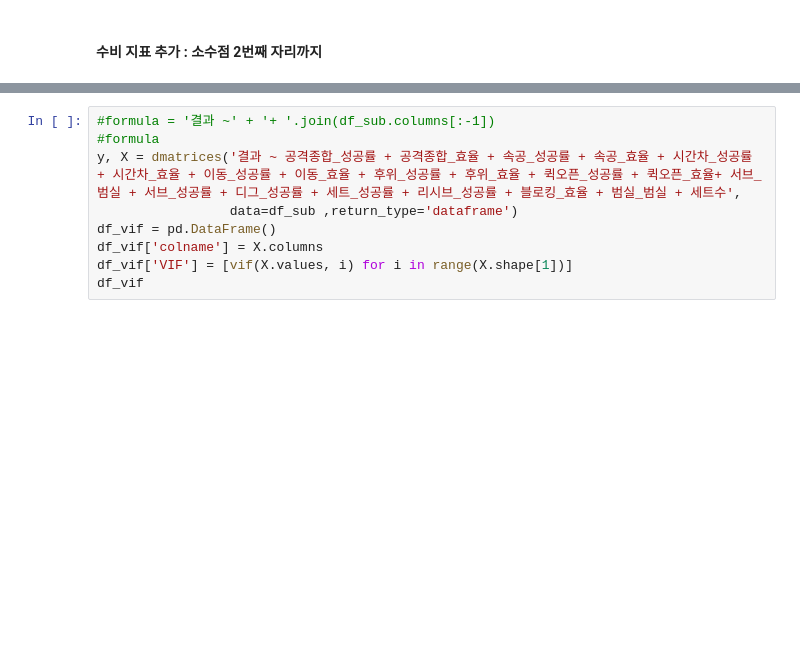
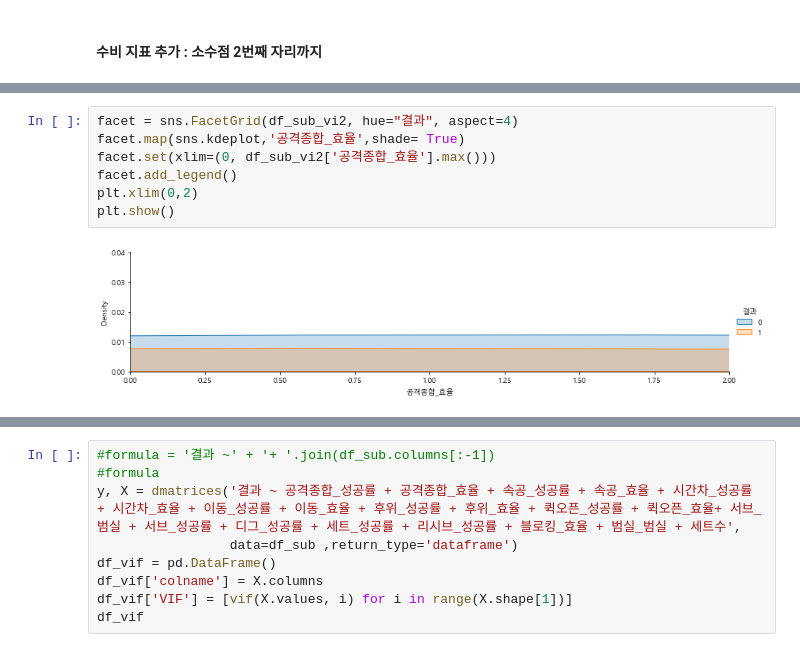
Before and after one commit to KB-IT-s-your-life/02_-, a Jupyter notebook: 02_ML_Project.ipynb, the cells around one changed output, grey strips where cells are left out. Cells and saved outputs as stored; diff of their text form; blank space fills up the shorter version.

```diff
--- a/02_ML_Project.ipynb
+++ b/02_ML_Project.ipynb
@@ -396,0 +450,9 @@ df_sub
+# %%
+facet = sns.FacetGrid(df_sub_vi2, hue="결과", aspect=4)
+facet.map(sns.kdeplot,'공격종합_효율',shade= True)
+facet.set(xlim=(0, df_sub_vi2['공격종합_효율'].max()))
+facet.add_legend()
+plt.xlim(0,2)
+plt.show()
+# %% [output]
+[figure, added]
```
Also changed, not shown: parts of 70 cells of this notebook.
